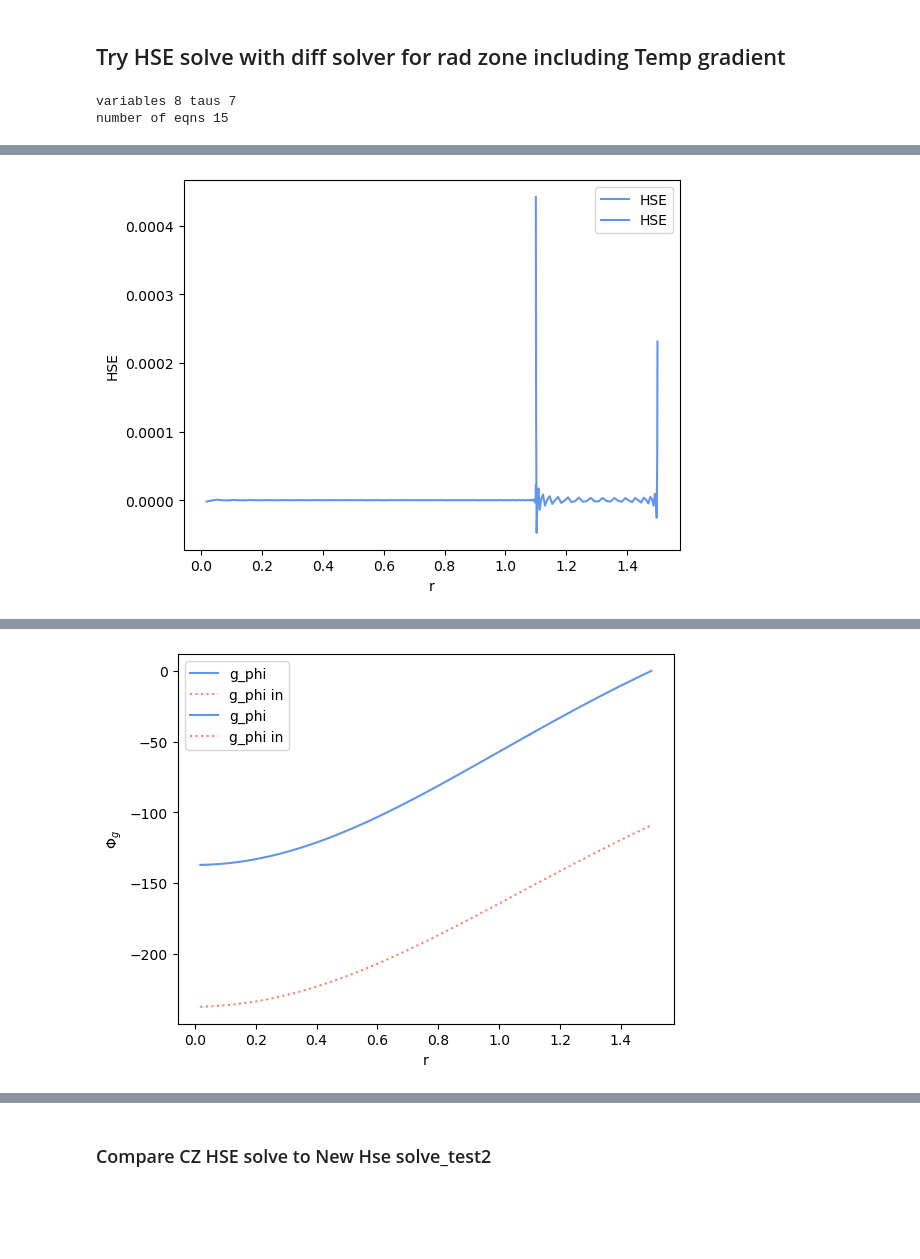
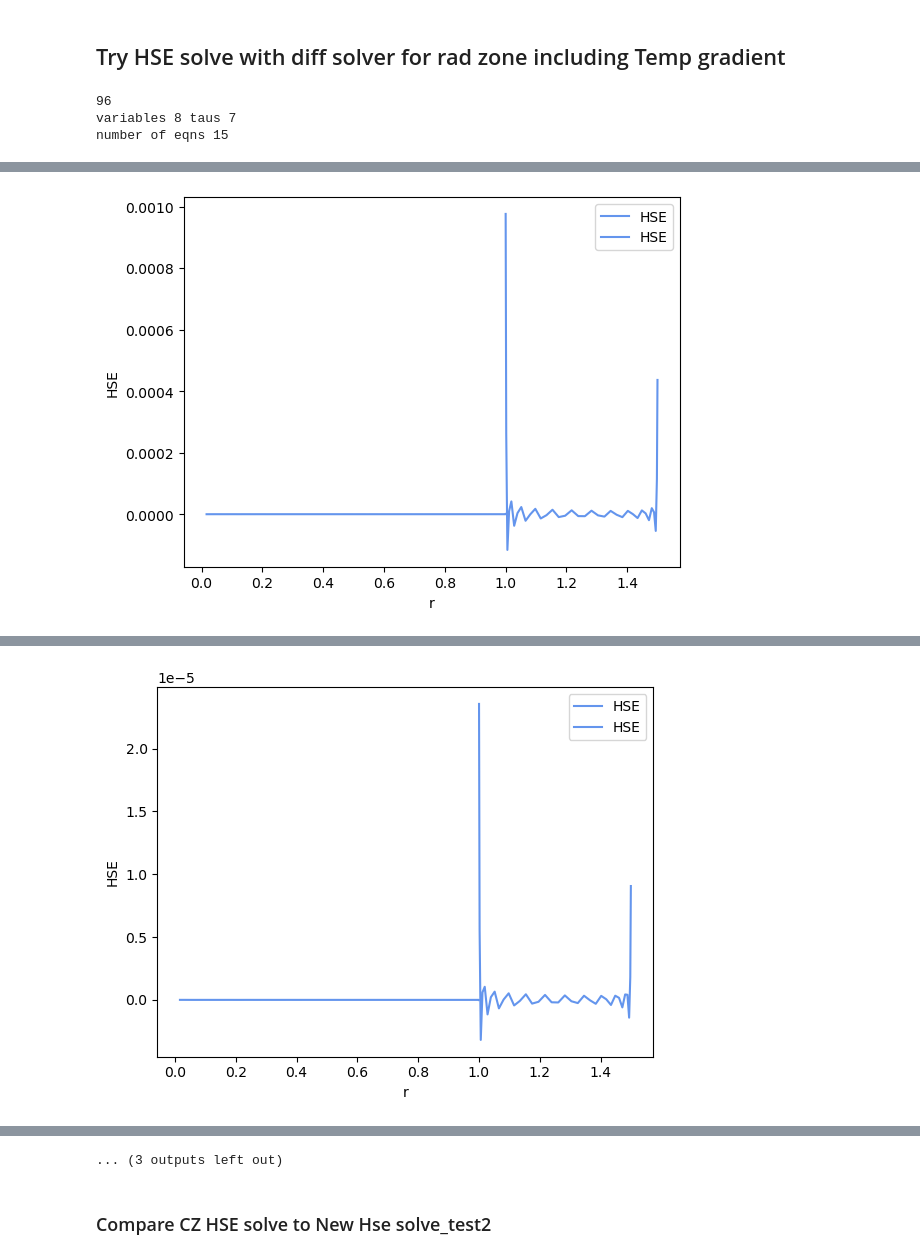
Before and after one commit to samanthacwu/compressible_stars_CP, a Jupyter notebook: examples/massive_star_zams_15msol/analyze_MESA.ipynb, the cells around one changed output, grey strips where cells are left out. Cells and saved outputs as stored; diff of their text form; code cells hidden in the pictures; blank space fills up the shorter version.

Commit message:
updated HSE solve

```diff
--- a/examples/massive_star_zams_15msol/analyze_MESA.ipynb
+++ b/examples/massive_star_zams_15msol/analyze_MESA.ipynb
@@ -1731,6 +1731,8 @@ def HSE_solve_CZ(coords, dist, bases, g_phi_func, ln_rho_func,  Fconv_func, r_st
 
         # Make lift operators for BCs
         if k == 'B':
+            dealias_length = int(basis.shape[-1]*basis.dealias[-1])
+            print(dealias_length)
             namespace['lift_{}'.format(k)] = lift = lambda A: d3.Lift(A, basis, -1)
         else:
             namespace['lift_{}'.format(k)] = lift = lambda A: d3.Lift(A, basis.derivative_basis(2), -1)
@@ -2040,9 +2042,15 @@ def HSE_solve_CZ(coords, dist, bases, g_phi_func, ln_rho_func,  Fconv_func, r_st
 # grad_ln_rho_func = interpolations['grad_ln_rho0']
 ln_rho_func = interpolations['ln_rho0']
 g_phi_func = interpolations['g_phi']
-atmo_test_CZ, quantities_CZ=HSE_solve_CZ(c, d, bases, g_phi_func,ln_rho_func, F_conv_func,
-              r_outer=r_bound_nd[-1], r_stitch=stitch_radii, \
+stitch_radii2 = [1.0]
+resolutions2 = [(1,1,64),(1,1,24)]
+c2, d2, bases2, bases_keys2 = make_bases(resolutions2, stitch_radii2,
+                                         r_bound_nd[-1], dealias=(1,1,dealias), dtype=dtype, mesh=mesh)
+
+atmo_test_CZ, quantities_CZ=HSE_solve_CZ(c2, d2, bases2, g_phi_func,ln_rho_func, F_conv_func,
+              r_outer=r_bound_nd[-1], r_stitch=stitch_radii2, \
               R=nondim_R_gas, gamma=nondim_gamma1, G=nondim_G, nondim_radius=1,tolerance=1e-5, HSE_tolerance = 1e-4)
 # %% [output]
+96
 variables 8 taus 7
 number of eqns 15
@@ -2064 +2072 @@ number of eqns 15
-[figure, old version]
+[figure, new version]
@@ -2071 +2077 @@ this HSE 6.320386759739449e-06
-[figure, old version]
+[figure, new version]
@@ -2075,3 +2085,4 @@ this HSE 6.320386759739449e-06
+... (3 outputs left out)
 # %% [markdown]
 ### Compare CZ HSE solve to New Hse solve_test2
 # %%
```
Also changed, not shown: parts of 19 cells of this notebook.
